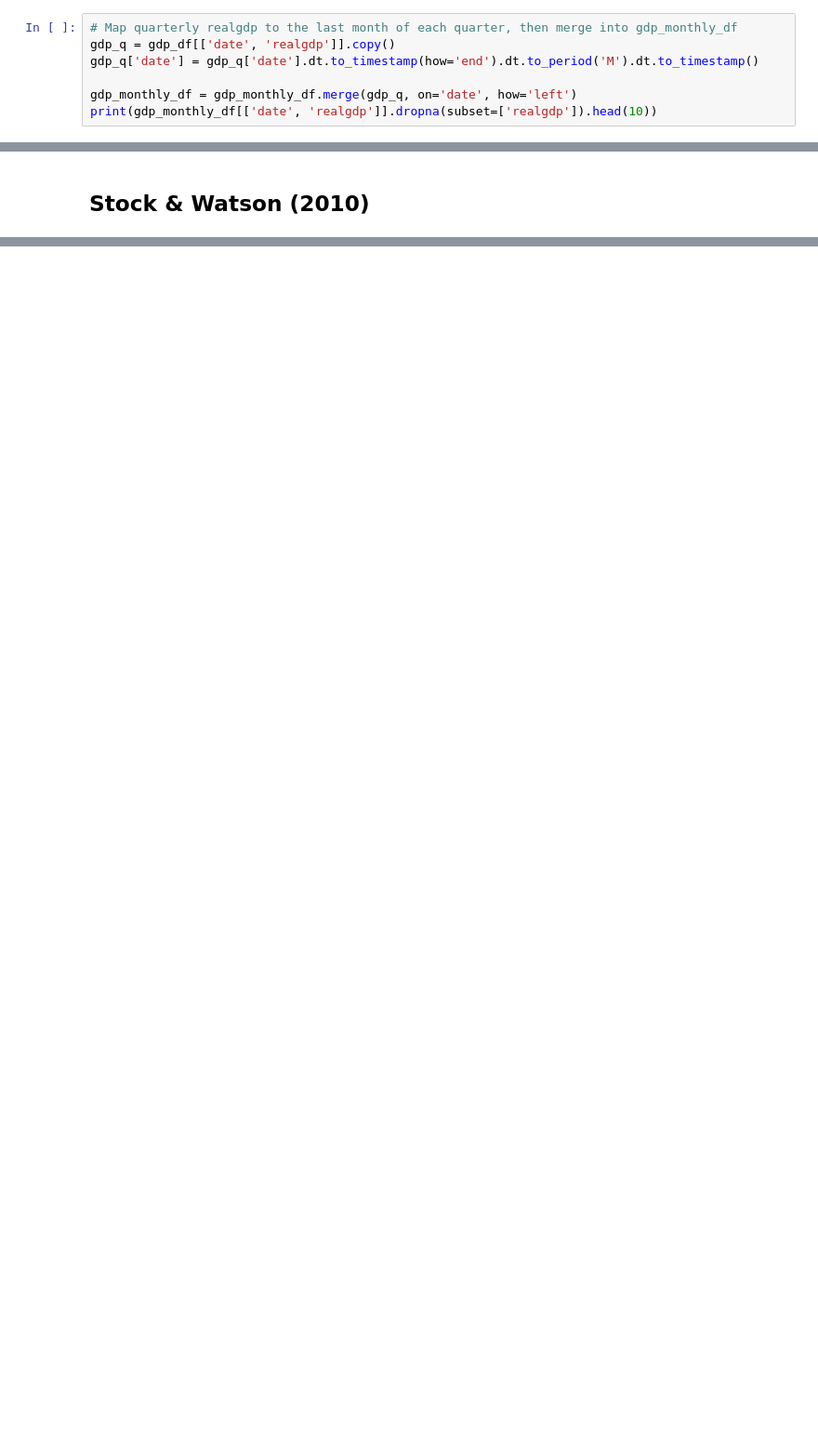
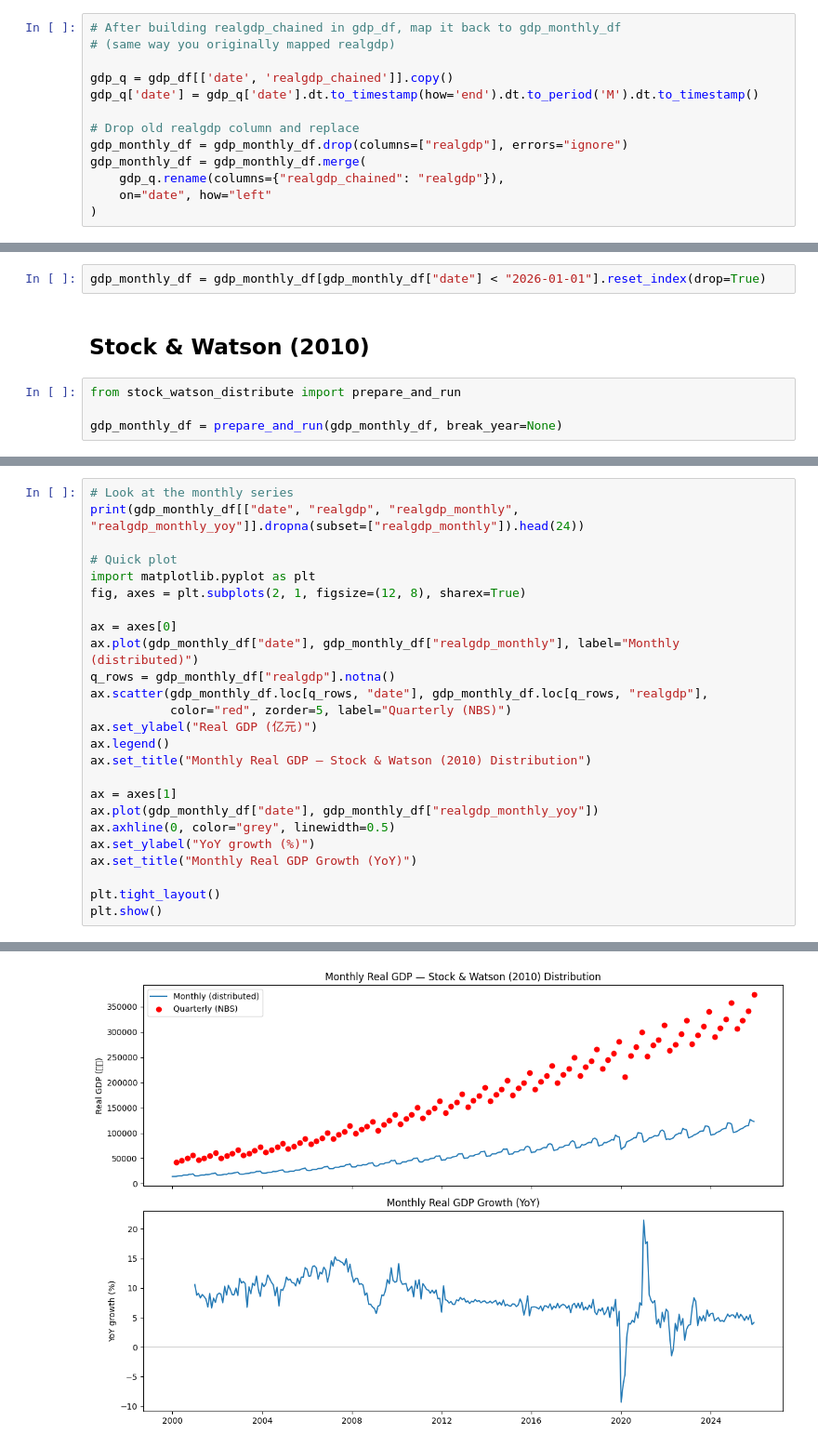
Before and after one commit to liminglin98/Thesis, a Jupyter notebook: Data/Data_Montly.ipynb, the cells around one changed output, grey strips where cells are left out. Shown at 93% size. Drawn from its saved outputs; the diff is of its cells as text; blank space fills up the shorter version.

Commit message:
finished creating monthly gdp

```diff
--- a/Data/Data_Montly.ipynb
+++ b/Data/Data_Montly.ipynb
@@ -457,7 +509,13 @@ gdp_df = gdp_df.reset_index()
 # %%
-# Map quarterly realgdp to the last month of each quarter, then merge into gdp_monthly_df
-gdp_q = gdp_df[['date', 'realgdp']].copy()
+# After building realgdp_chained in gdp_df, map it back to gdp_monthly_df
+# (same way you originally mapped realgdp)
+
+gdp_q = gdp_df[['date', 'realgdp_chained']].copy()
 gdp_q['date'] = gdp_q['date'].dt.to_timestamp(how='end').dt.to_period('M').dt.to_timestamp()
 
-gdp_monthly_df = gdp_monthly_df.merge(gdp_q, on='date', how='left')
-print(gdp_monthly_df[['date', 'realgdp']].dropna(subset=['realgdp']).head(10))
+# Drop old realgdp column and replace
+gdp_monthly_df = gdp_monthly_df.drop(columns=["realgdp"], errors="ignore")
+gdp_monthly_df = gdp_monthly_df.merge(
+    gdp_q.rename(columns={"realgdp_chained": "realgdp"}),
+    on="date", how="left"
+)
@@ -476,2 +522,8 @@ print(gdp_monthly_df[['date', 'realgdp']].dropna(subset=['realgdp']).head(10))
+# %%
+gdp_monthly_df = gdp_monthly_df[gdp_monthly_df["date"] < "2026-01-01"].reset_index(drop=True)
 # %% [markdown]
 ## Stock & Watson (2010)
+# %%
+from stock_watson_distribute import prepare_and_run
+
+gdp_monthly_df = prepare_and_run(gdp_monthly_df, break_year=None)
@@ -477,0 +546,26 @@ print(gdp_monthly_df[['date', 'realgdp']].dropna(subset=['realgdp']).head(10))
+# %%
+# Look at the monthly series
+print(gdp_monthly_df[["date", "realgdp", "realgdp_monthly", "realgdp_monthly_yoy"]].dropna(subset=["realgdp_monthly"]).head(24))
+
+# Quick plot
+import matplotlib.pyplot as plt
+fig, axes = plt.subplots(2, 1, figsize=(12, 8), sharex=True)
+
+ax = axes[0]
+ax.plot(gdp_monthly_df["date"], gdp_monthly_df["realgdp_monthly"], label="Monthly (distributed)")
+q_rows = gdp_monthly_df["realgdp"].notna()
+ax.scatter(gdp_monthly_df.loc[q_rows, "date"], gdp_monthly_df.loc[q_rows, "realgdp"],
+           color="red", zorder=5, label="Quarterly (NBS)")
+ax.set_ylabel("Real GDP (亿元)")
+ax.legend()
+ax.set_title("Monthly Real GDP — Stock & Watson (2010) Distribution")
+
+ax = axes[1]
+ax.plot(gdp_monthly_df["date"], gdp_monthly_df["realgdp_monthly_yoy"])
+ax.axhline(0, color="grey", linewidth=0.5)
+ax.set_ylabel("YoY growth (%)")
+ax.set_title("Monthly Real GDP Growth (YoY)")
+
+plt.tight_layout()
+plt.show()
+# %% [output]
@@ -477,0 +589 @@ print(gdp_monthly_df[['date', 'realgdp']].dropna(subset=['realgdp']).head(10))
+[figure, added]
```
Also changed, not shown: parts of 23 cells of this notebook, 8 other files.
